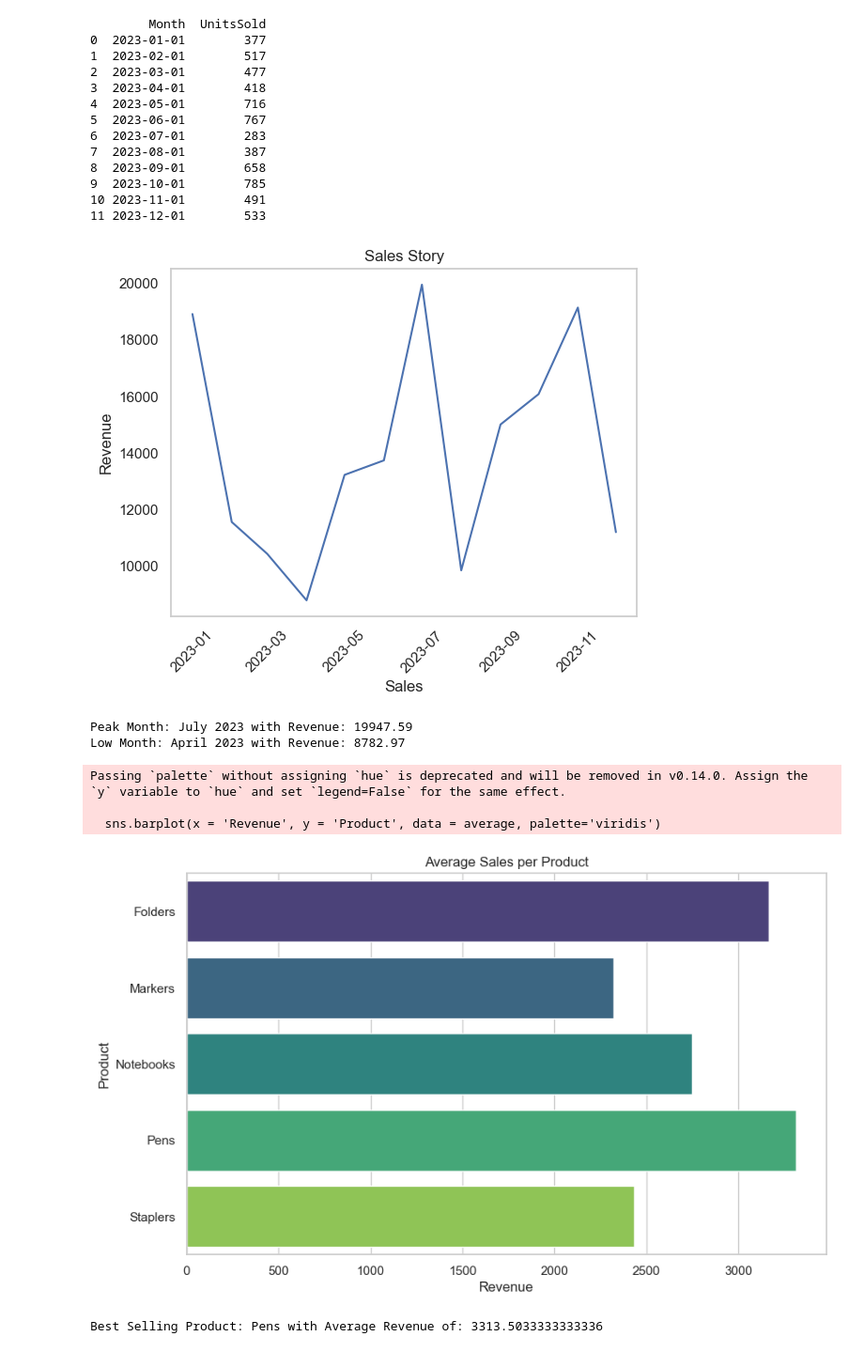
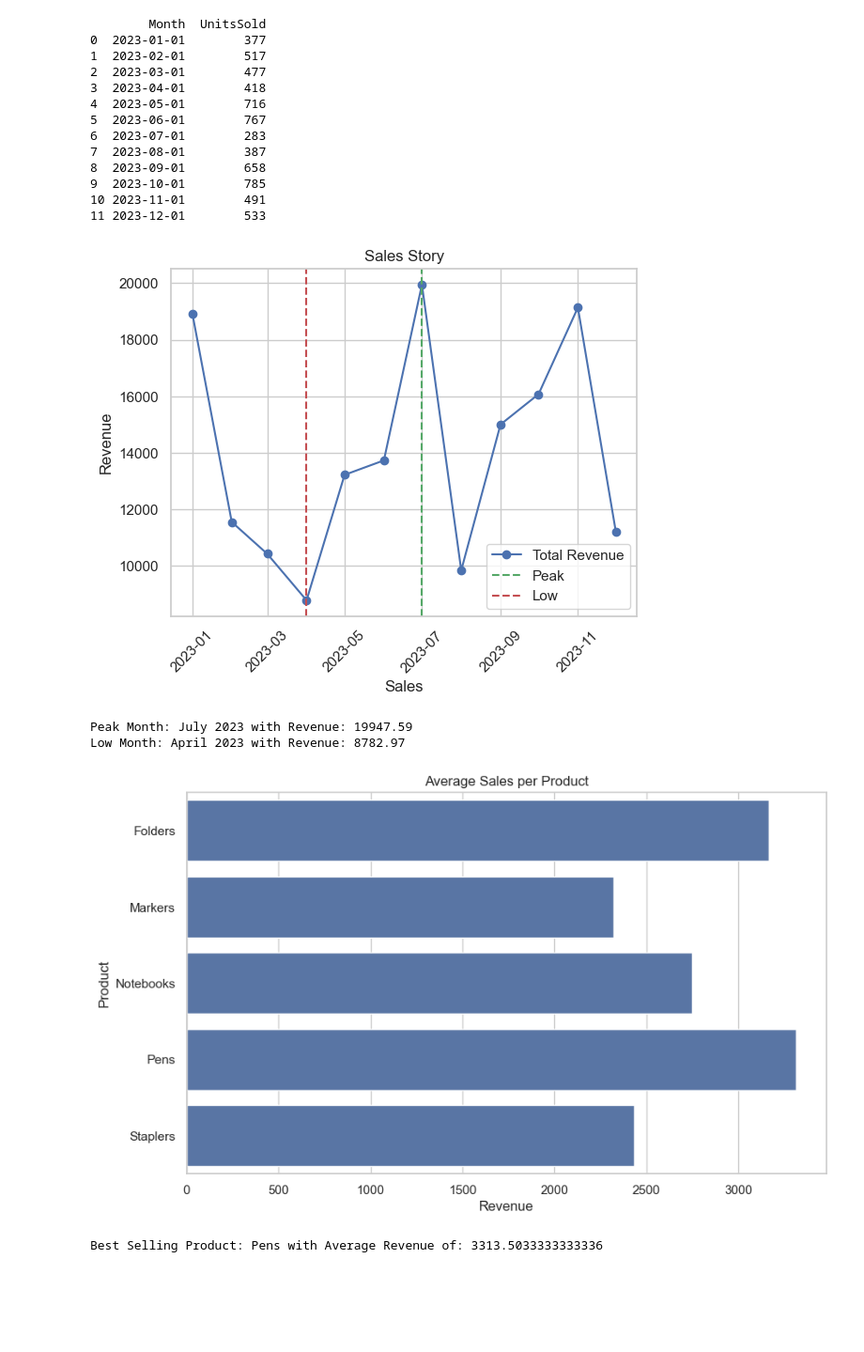
Before and after one commit to BonganiChauke/Sales-Story, a Jupyter notebook: sales_data_story.ipynb, the cells around one changed output. Shown at 94% size. Cells and saved outputs as stored; diff of their text form; code cells hidden in the pictures; blank space fills up the shorter version.

Commit message:
Updated the trends visual to indicate low and peak performing months

```diff
--- a/sales_data_story.ipynb
+++ b/sales_data_story.ipynb
@@ -72,11 +70,25 @@ print(month_units)
 # x is the time
 # y is the actual data
 
+# converting the Month column to a datetime object
+df['Month'] = py.to_datetime(df['Month'])
+
+# calculating total revenue for all the months
+total_month_revenue = df.groupby('Month')['Revenue'].sum()
+
+# finding the peak and low performing months
+peak = total_month_revenue.idxmax()
+low_peak = total_month_revenue.idxmin()
+
 # configuring the size
 plt.Figure(figsize=(20,5))
 
 # plotting the x,y variables data
-plt.plot(month_revenue['Month'], month_revenue['Revenue'])
+plt.plot(total_month_revenue.index, total_month_revenue.values, marker = 'o', linestyle='-', color='b', label="Total Revenue")
+
+# plotting trend over time adding labels for peak and low performing months
+plt.axvline(peak, color='g', linestyle='--', label="Peak")
+plt.axvline(low_peak, color='r', linestyle='--', label="Low")
 
 # title of the graph
 plt.title("Sales Story")
@@ -87,14 +99,15 @@ plt.xlabel("Sales")
 # plotting y label
 plt.ylabel("Revenue")
 
-# xticks
+#
+plt.legend()
 plt.xticks(rotation = 45)
 
 # show visual
-plt.grid()
+plt.grid(True)
 plt.show()
 # %% [output]
-[figure, old version]
+[figure, new version]
 # %%
 # identifying peak and low performing in months revenue
 peak = month_revenue.loc[month_revenue['Revenue'].idxmax()]
@@ -109,31 +122,28 @@ Low Month: April 2023 with Revenue: 8782.97
 # %%
 # plotting a bar graph
 
 # bar graph size
 plt.figure(figsize=(10,6))
 
 # average of the data
 average = df.groupby('Product')['Revenue'].mean().reset_index()
 
 # bar chart values
-sns.barplot(x = 'Revenue', y = 'Product', data = average, palette='viridis')
+sns.barplot(x = 'Revenue', y = 'Product', data = average)
 
 # plotting title
 plt.title("Average Sales per Product")
 
 # plotting x label
 plt.xlabel("Revenue")
 
 # plotting y label
 plt.ylabel("Product")
 
 # showing visual
 plt.show()
 # %% [output]
-Passing `palette` without assigning `hue` is deprecated and will be removed in v0.14.0. Assign the `y` variable to `hue` and set `legend=False` for the same effect.
-
-  sns.barplot(x = 'Revenue', y = 'Product', data = average, palette='viridis')
-[figure, old version]
+[figure, new version]
 # %%
 # identifying the best selling product
 best_selling_product = average.loc[average['Revenue'].idxmax()]
```
Also changed, not shown: parts of 1 cell of this notebook.
